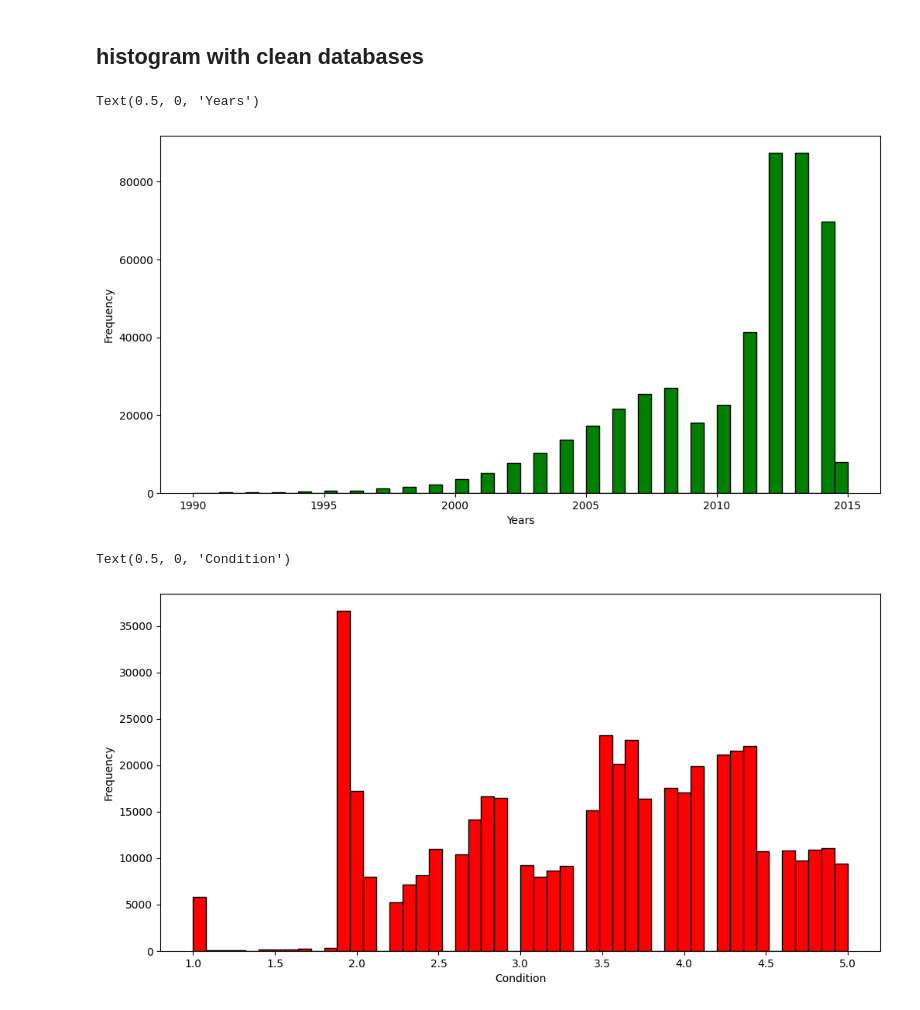
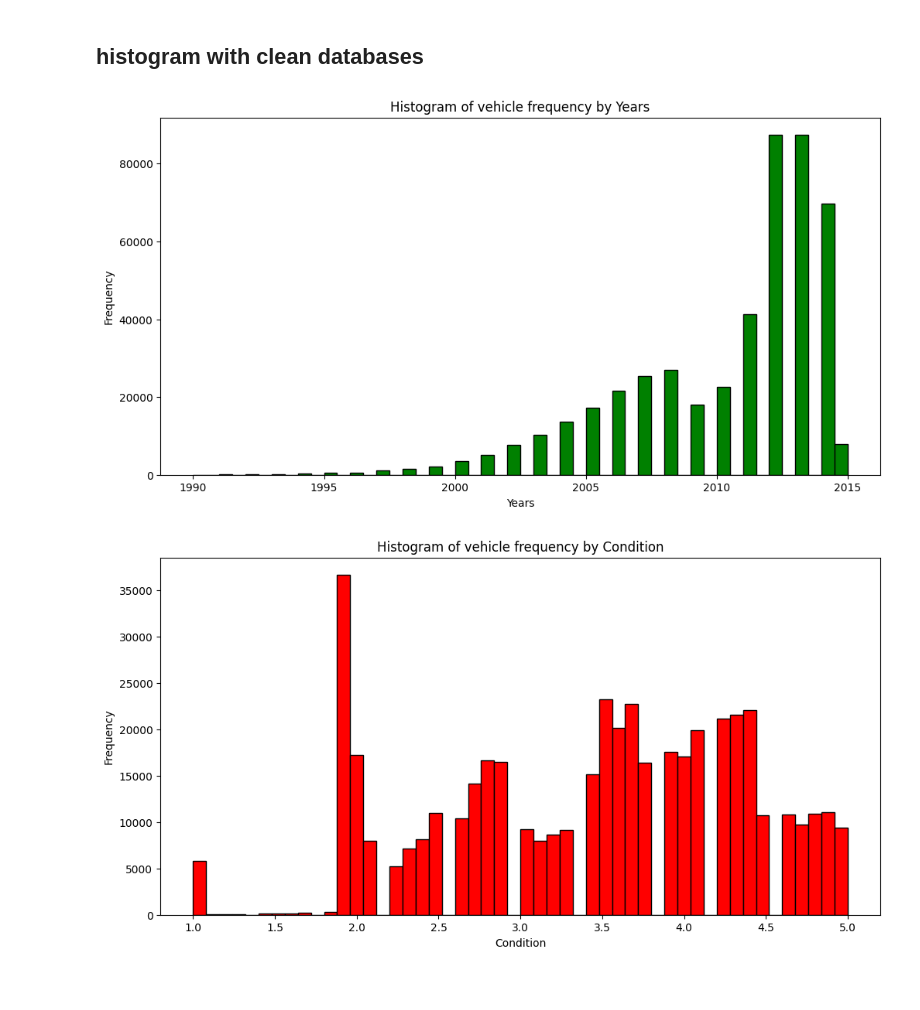
Before and after one commit to LiJnD/car_auctions_analysis, a Jupyter notebook: jupyter_notebooks/carsprice.ipynb, the cells around one changed output. Saved outputs shown, nothing was run; the diff lists cells and outputs as text; code cells hidden in the pictures.

```diff
--- a/jupyter_notebooks/carsprice.ipynb
+++ b/jupyter_notebooks/carsprice.ipynb
@@ -180,15 +217,17 @@ sns.pairplot(df_cleaned)
 ## histogram with clean databases
 # %%
 df_cleaned['year'].plot(kind= 'hist', bins = 50, figsize=(12, 6),facecolor='green', edgecolor = 'black')
+plt.title("Histogram of vehicle frequency by Years")
 plt.xlabel('Years')
+plt.show()
 # %% [output]
-Text(0.5, 0, 'Years')
-[figure, old version]
+[figure, new version]
 # %%
 df_cleaned['condition'].plot(kind= 'hist', bins = 50, figsize=(12, 6), facecolor='red', edgecolor = 'black')
+plt.title("Histogram of vehicle frequency by Condition")
 plt.xlabel('Condition')
+plt.show()
 # %% [output]
-Text(0.5, 0, 'Condition')
-[figure, old version]
+[figure, new version]
 # %%
 df_cleaned['odometer'].plot(kind= 'hist', bins = 50, figsize=(12, 6), edgecolor = 'black')
```
Also changed, not shown: parts of 20 cells of this notebook.
